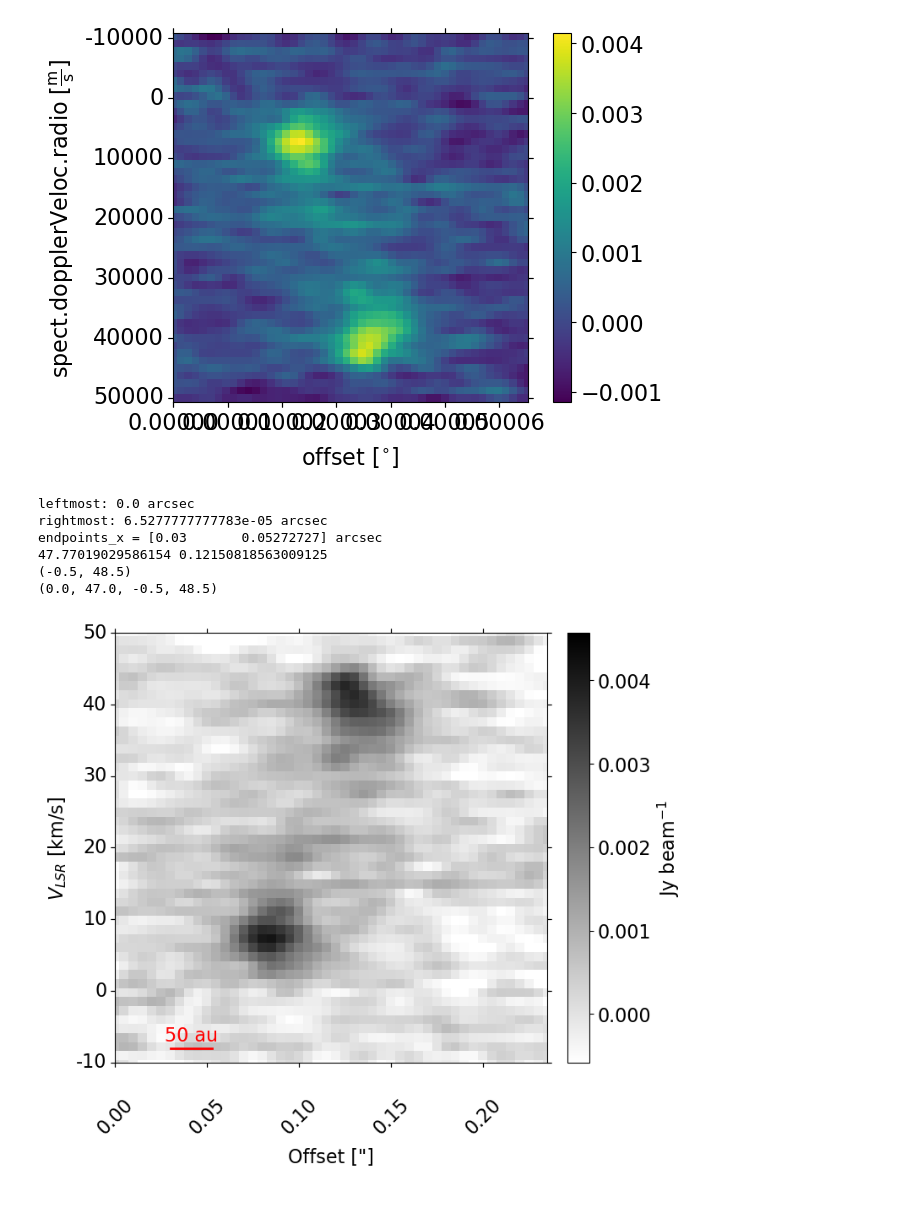
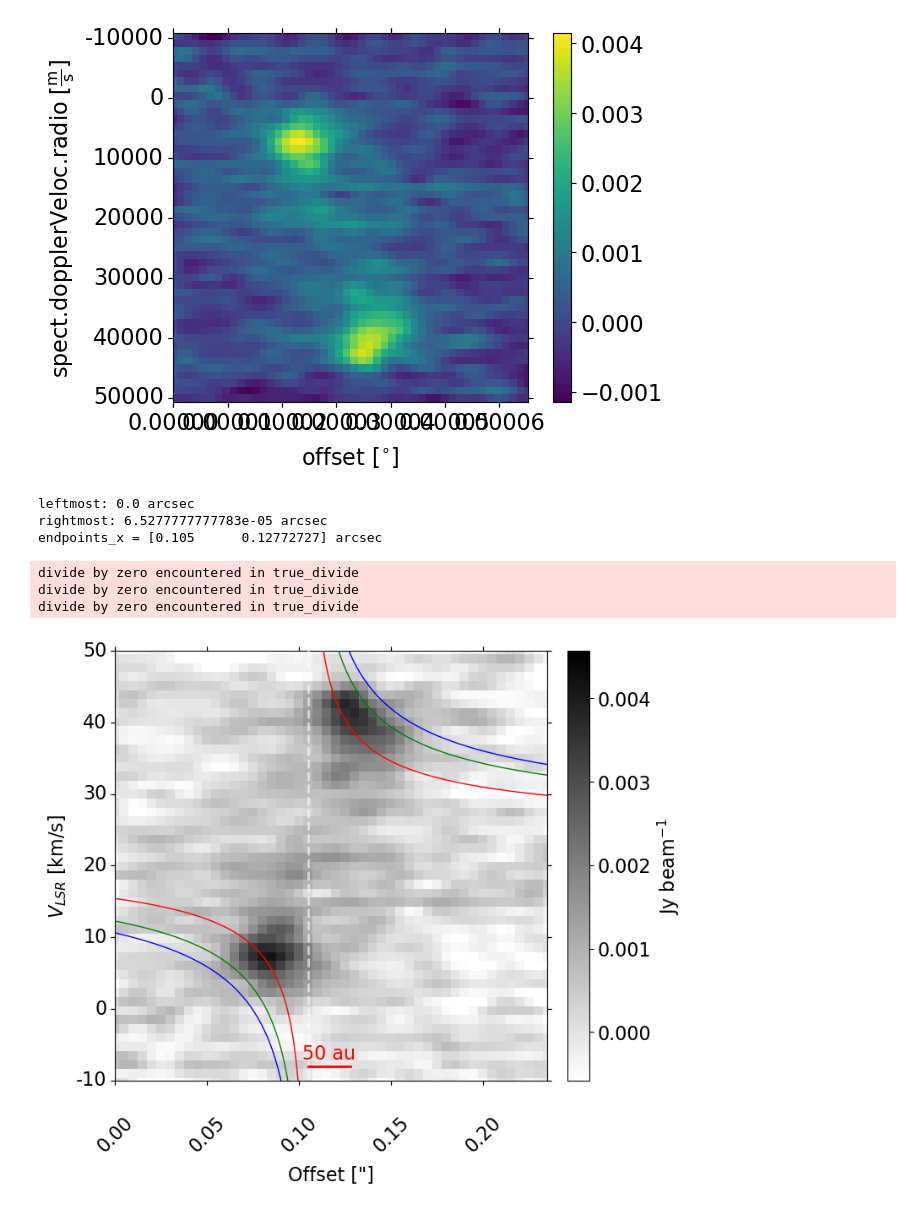
Before and after one commit to keflavich/saltmining, a Jupyter notebook: notebooks/Maud.ipynb, the cells around one changed output. Saved outputs shown, nothing was run; the diff lists cells and outputs as text; code cells hidden in the pictures.

```diff
--- a/notebooks/Maud.ipynb
+++ b/notebooks/Maud.ipynb
@@ -946,16 +830,26 @@ def show_pv(data, ww, origin, vrange, vcen, imvmin, imvmax, contour=False, dista
 # %%
-fig,ax,cb,con = show_pv(rslt.data, wcs.WCS(rslt.header), origin=coordinates.SkyCoord('18:22:26.3857', '-13:30:11.979', unit=(u.hour, u.deg), frame='icrs'),
+fig,ax,cb,con = show_pv(rslt.data, wcs.WCS(rslt.header), origin=0.105*u.arcsec, #coordinates.SkyCoord('18:22:26.3857', '-13:30:11.979', unit=(u.hour, u.deg), frame='icrs'),
                 vrange=np.array([-10,50]), vcen=30*u.km/u.s, imvmin=np.nanpercentile(rslt.data, 3), imvmax=np.nanmax(rslt.data),
+                        distance=2.2*u.kpc,
+                        xoffset_label=0.105*u.arcsec
                     )
 cb.set_label("Jy beam$^{-1}$")
+kc = show_keplercurves(ax, 0.105*u.arcsec, 300*u.au,
+                       vcen=u.Quantity(23,u.km/u.s),
+                               masses=[15,30,40,],
+                               linestyles=['-']*4,
+                               colors=['r','g','b','c'],
+                       radii={},
+                       distance=2.2*u.kpc,
+                              )
 # %% [output]
 leftmost: 0.0 arcsec
 rightmost: 6.5277777777783e-05 arcsec
-endpoints_x = [0.03       0.05272727] arcsec
-47.77019029586154 0.12150818563009125
-(-0.5, 48.5)
-(0.0, 47.0, -0.5, 48.5)
+endpoints_x = [0.105      0.12772727] arcsec
+divide by zero encountered in true_divide
+divide by zero encountered in true_divide
+divide by zero encountered in true_divide
-[figure, old version]
+[figure, new version]
 # %%
 stackKc2 = SpectralCube.read('KCl_v_le_4_stackcube.fits').subcube_from_regions([regvsm])
 rsltK = pvextractor.extract_pv_slice(cube=stackKc2, path=path)
```
Also changed, not shown: parts of 12 cells of this notebook, 4 other files.
